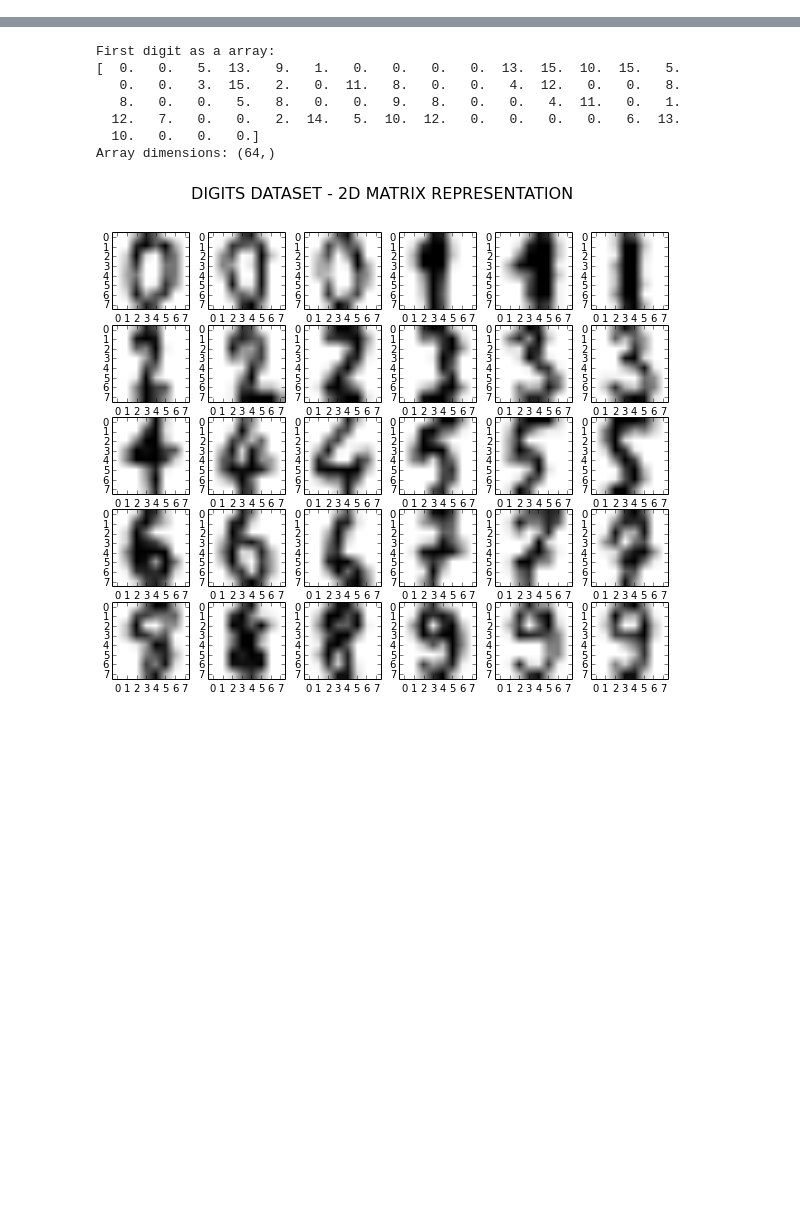
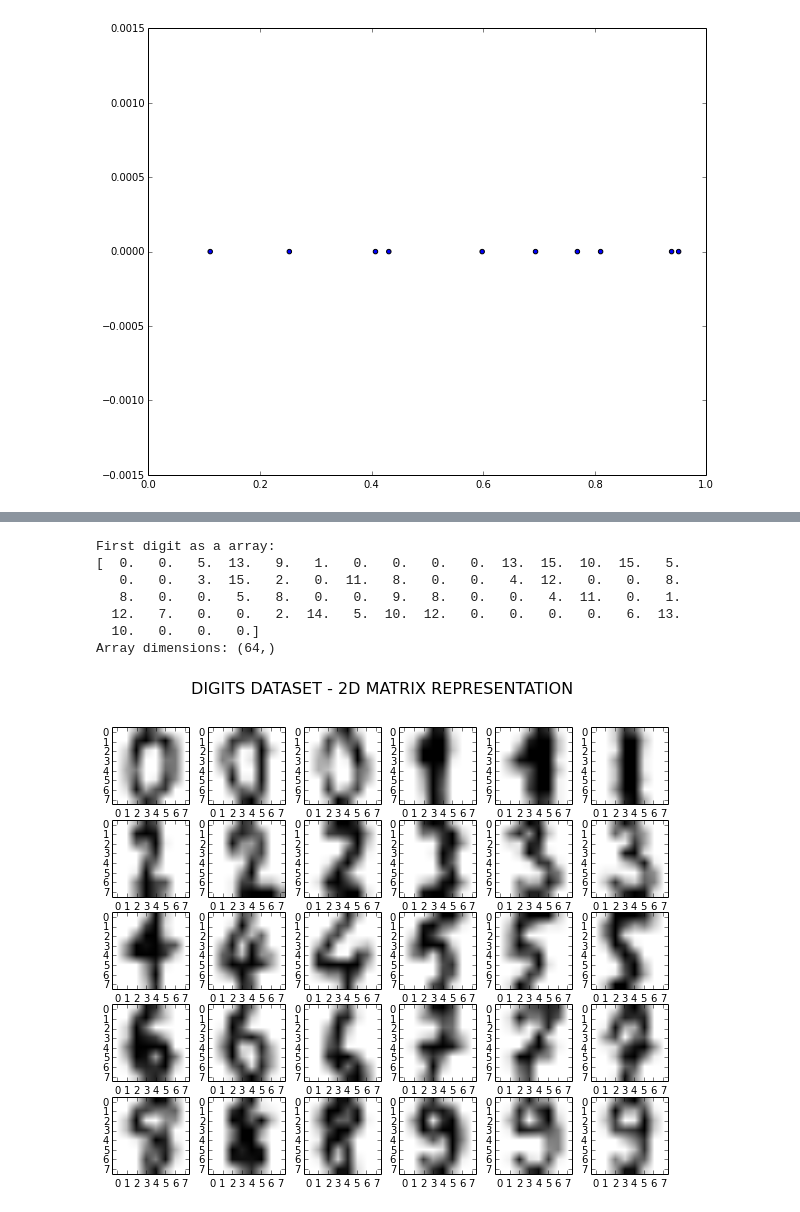
Before and after one commit to denniscf/Visualization, a Jupyter notebook: Visualizing_High_Dimensional_Data.ipynb, the cells around one changed output, grey strips where cells are left out. Saved outputs shown, nothing was run; the diff lists cells and outputs as text; code cells hidden in the pictures; blank space fills up the shorter version.

```diff
--- a/Visualizing_High_Dimensional_Data.ipynb
+++ b/Visualizing_High_Dimensional_Data.ipynb
@@ -0,0 +14,7 @@
+# %%
+data1D = np.random.random([10,1])
+y = np.zeros([10,1])
+plt.scatter(data1D[:,0], y)
+plt.show()
+# %% [output]
+[figure, added]
```
Also changed, not shown: parts of 25 cells of this notebook.
